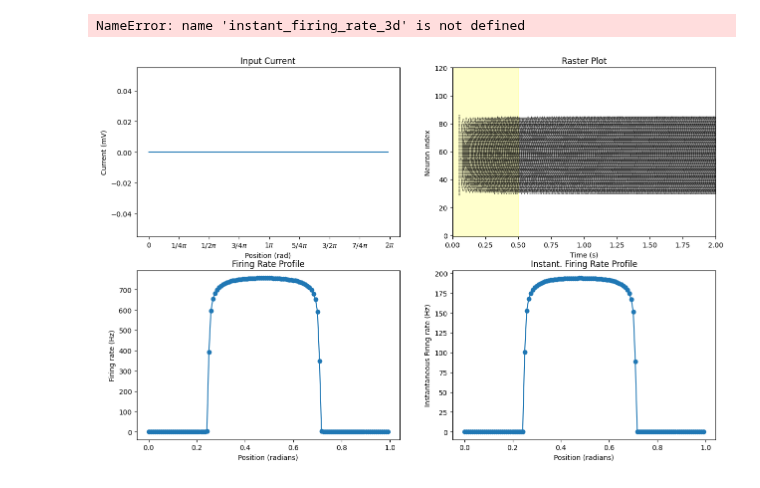
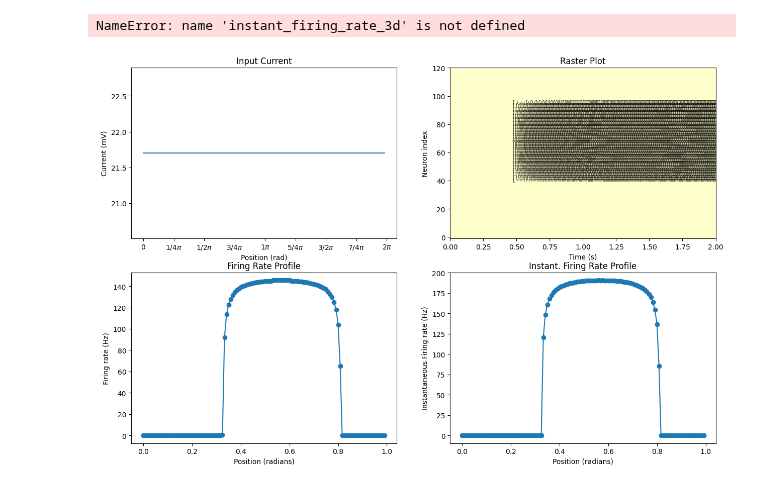
Before and after one commit to BernardMaacaron/JointAttractorNets, a Jupyter notebook: model.ipynb, the cells around one changed output. Drawn from its saved outputs; the diff is of its cells as text; code cells hidden in the pictures.

```diff
--- a/model.ipynb
+++ b/model.ipynb
@@ -28,7 +28,7 @@ V_rest=-70*mV
 # For example, we define a Gaussian input centered at a particular position (stimulus_center)
 stimulus_center = 3.14  # center of the bump on the ring
 stimulus_width = 0.5  # width in radians
-I0 = 22.0*mV         # amplitude of the external input
+I0 = 21.7*mV
 
 # Define the external input as a function of neuron position
 positions = linspace(0, 2*pi, num_neurons, endpoint=False)
@@ -56,8 +56,8 @@ g_cosine = 0.1*mV
 w_inh = -0.555*mV
 
 # Connectivity parameters - Cosine
-g_cosine = 4.0*I0
-w_inh = -15.711552941512165*I0
+g_cosine = 69.51337004749652*mV
+w_inh = -103.92710109941913*mV
 
 # Create neuron group
 Vth=-48*mV
@@ -69,7 +69,7 @@ ringAttractor = RingAttractor(neuron_eq,
                         num_neurons,
                         Vth, V_reset, refractory_period,
                         syn_profile='cosine',
-                        autapse=True, normalized=True,
+                        autapse=False, normalized=True,
                         glob_inh=glob_inh_flag, w_inh=w_inh,
                         g_cosine=g_cosine)
                         # sigma_exc=sigma_exc_val, sigma_inh=sigma_inh_val,
@@ -99,26 +99,27 @@ if glob_inh_flag:
 net = Network(ringAttractor.BrianObjects+localObjects)
 
 
-input_on = 0.5 * second
-input_off = input_on
+input_on = 2 * second
+input_off = 0.0 * second
 velocity_on = 0.5 * second
 sim_duration = 2 * second
 end_duration = sim_duration - input_on - input_off - velocity_on
 
 # Run simulation
 net.run(input_on)
+sim_duration = input_on
 
-# Turn off input for the second half
-ringAttractor.ring_pool.I_ext = I_ext_array * 0
-net.run(input_off)
+# # Turn off input for the second half
+# ringAttractor.ring_pool.I_ext = I_ext_array * 0
+# net.run(input_off)
 
-# Turn on velocity input
-ringAttractor.ring_synapses_asym.vel_in = 0.0
+# # Turn on velocity input
+# ringAttractor.ring_synapses_asym.vel_in = 0.0
 
-net.run(velocity_on)
+# net.run(velocity_on)
 
-# Turn off velocity input
-ringAttractor.ring_synapses_asym.vel_in = 0.0
+# # Turn off velocity input
+# ringAttractor.ring_synapses_asym.vel_in = 0.0
 
-# Turn off velocity input and run for the rest of the duration
-net.run(end_duration)
+# # Turn off velocity input and run for the rest of the duration
+# net.run(end_duration)
@@ -164,33 +167,33 @@ raster_plot(spikemon, ax=ax2, stim_periods=(0*second, input_on),
 
 # 3. Firing Rate Profile Plot
 ax3 = fig.add_subplot(3, 2, 3)
-firing_rate, _ = firing_rate_profile(spikemon, positions/(2*pi), input_off, ax=ax3)
+firing_rate, _ = firing_rate_profile(spikemon, positions/(2*pi), sim_duration, ax=ax3)
 
 ax4 = fig.add_subplot(3, 2, 4)
-_, _ = firing_rate_profile(spikemon, positions/(2*pi), input_off, ax=ax4, instantRate=True)
+_, _ = firing_rate_profile(spikemon, positions/(2*pi), sim_duration, ax=ax4, instantRate=True)
 
 # Create the 3D instantaneous firing rate plot
 fig, ax = instant_firing_rate_3d(spikemon, positions, sim_duration, num_neurons=num_neurons)
 
 # Optional: adjust the view angle for better visualization
 ax.view_init(elev=25, azim=45)
 
 
 # 4. Polar Plot of the Population Vector Average (PVA)
 ax5 = fig.add_subplot(3, 2, 5, projection='polar')
 polar_plot_PVA(firing_rate, positions, scale=1.2, ax=ax5)
 
 # 5. Time-Resolved PVA Plot
 ax6 = fig.add_subplot(3, 2, 6)
 _, _ = time_resolved_PVA(spikemon, positions, sim_duration, num_neurons, window_size=50*ms,
                             ax=ax6, color_windows=True, stim_periods=(0*second, input_on))
 
 # # 6. Membrane potential traces
 # ax7 = fig.add_subplot(3, 2, 7)
 # membrane_potential_traces(statemon, sim_duration, Vth = Vth, ax=ax7)
 
 plt.tight_layout()
 plt.show()
 # %% [output]
 NameError: name 'instant_firing_rate_3d' is not defined
-[figure, old version]
+[figure, new version]
```
Also changed, not shown: parts of 2 cells of this notebook, 7 other files.
